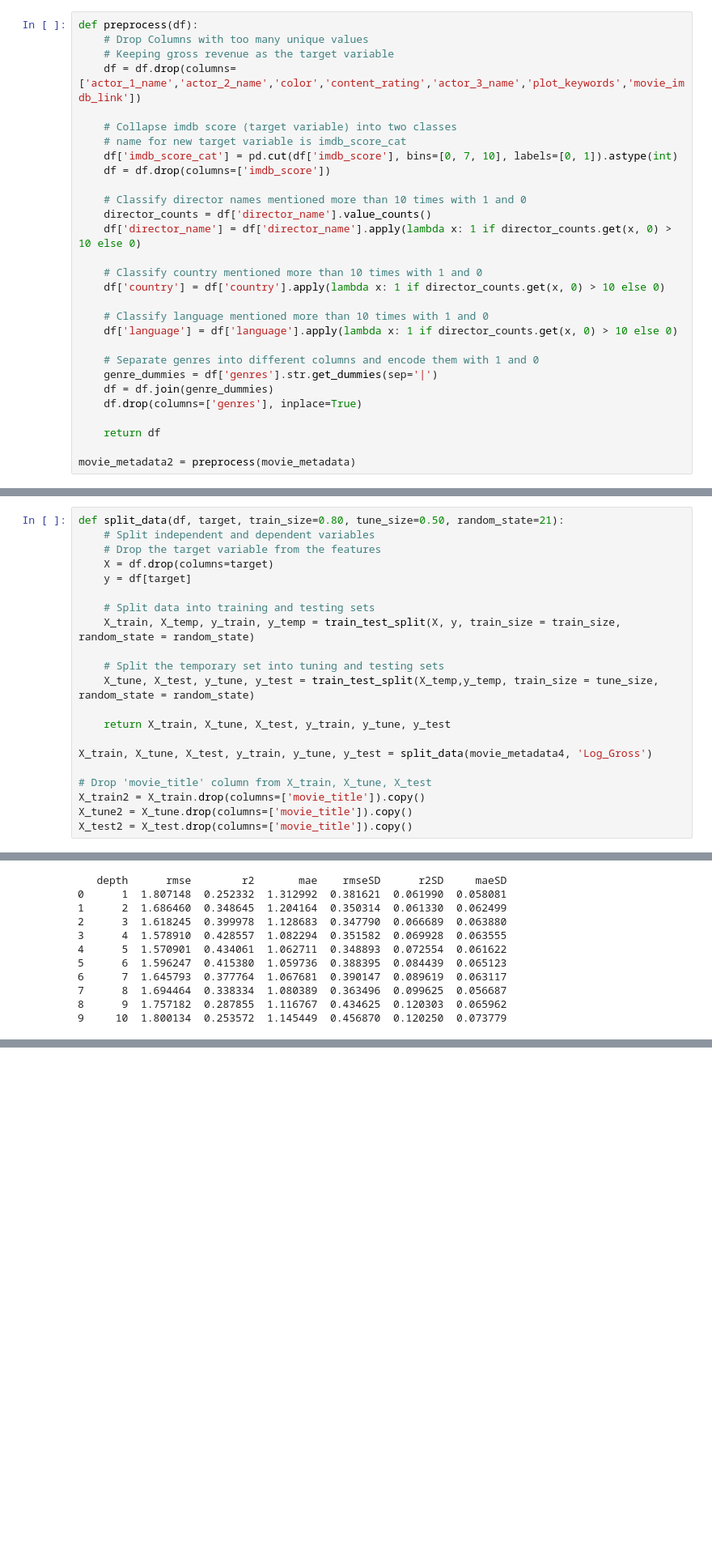
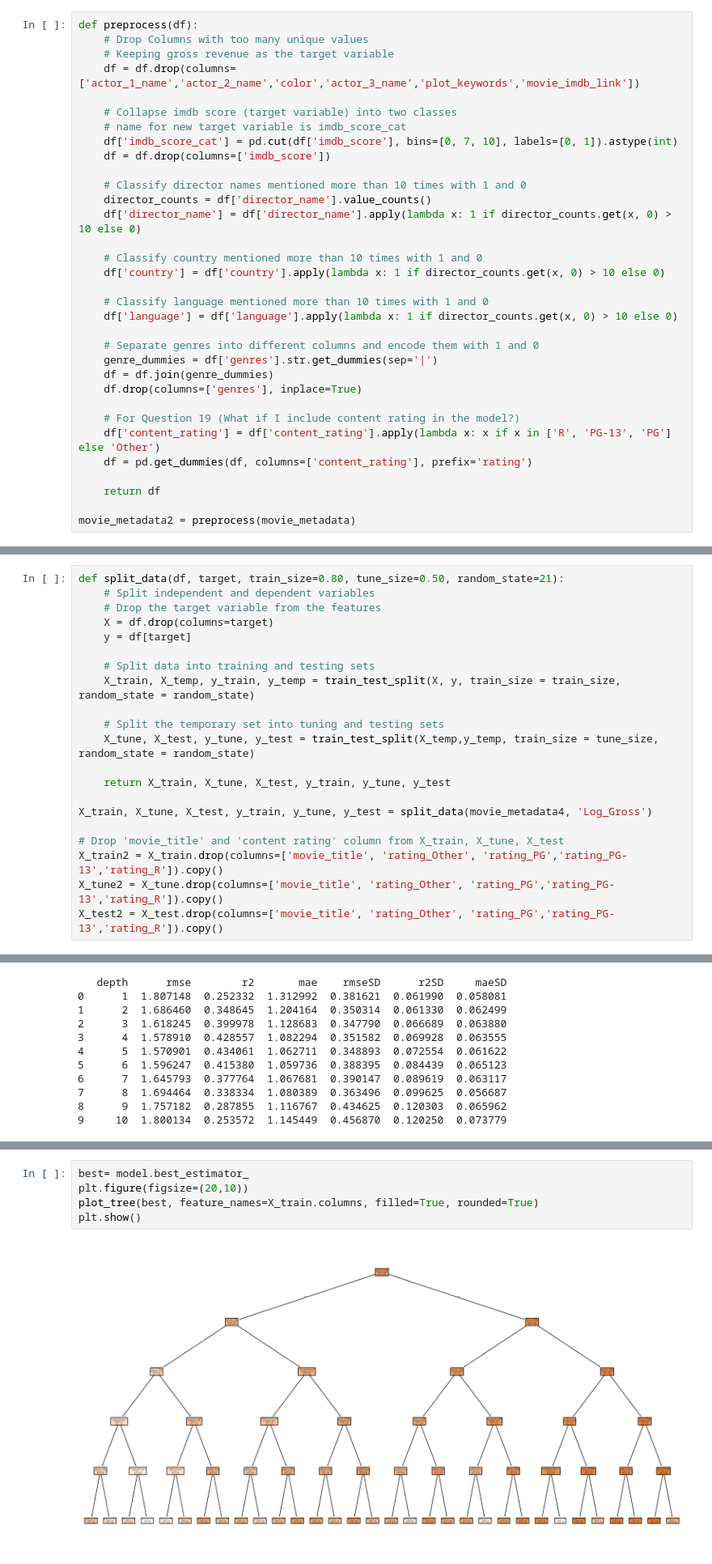
Before and after one commit to PatrickHo718/DS-3021, a Jupyter notebook: 09_DT_Regression/DT_Reg_Lab.ipynb, the cells around one changed output, grey strips where cells are left out. Shown at 81% size. Drawn from its saved outputs; the diff is of its cells as text; blank space fills up the shorter version.

```diff
--- a/09_DT_Regression/DT_Reg_Lab.ipynb
+++ b/09_DT_Regression/DT_Reg_Lab.ipynb
@@ -45,7 +45,7 @@ movie_metadata.head()
 def preprocess(df):
     # Drop Columns with too many unique values
     # Keeping gross revenue as the target variable
-    df = df.drop(columns=['actor_1_name','actor_2_name','color','content_rating','actor_3_name','plot_keywords','movie_imdb_link'])
+    df = df.drop(columns=['actor_1_name','actor_2_name','color','actor_3_name','plot_keywords','movie_imdb_link'])
 
     # Collapse imdb score (target variable) into two classes
     # name for new target variable is imdb_score_cat
@@ -67,6 +67,10 @@ def preprocess(df):
     df = df.join(genre_dummies)
     df.drop(columns=['genres'], inplace=True)
 
+    # For Question 19 (What if I include content rating in the model?)
+    df['content_rating'] = df['content_rating'].apply(lambda x: x if x in ['R', 'PG-13', 'PG'] else 'Other')
+    df = pd.get_dummies(df, columns=['content_rating'], prefix='rating')
+
     return df
 
 movie_metadata2 = preprocess(movie_metadata)
@@ -151,10 +171,10 @@ def split_data(df, target, train_size=0.80, tune_size=0.50, random_state=21):
 
 X_train, X_tune, X_test, y_train, y_tune, y_test = split_data(movie_metadata4, 'Log_Gross')
 
-# Drop 'movie_title' column from X_train, X_tune, X_test
-X_train2 = X_train.drop(columns=['movie_title']).copy()
-X_tune2 = X_tune.drop(columns=['movie_title']).copy()
-X_test2 = X_test.drop(columns=['movie_title']).copy()
+# Drop 'movie_title' and 'content rating' column from X_train, X_tune, X_test
+X_train2 = X_train.drop(columns=['movie_title', 'rating_Other', 'rating_PG','rating_PG-13','rating_R']).copy()
+X_tune2 = X_tune.drop(columns=['movie_title', 'rating_Other', 'rating_PG','rating_PG-13','rating_R']).copy()
+X_test2 = X_test.drop(columns=['movie_title', 'rating_Other', 'rating_PG','rating_PG-13','rating_R']).copy()
 # %% [markdown]
 #7 Create the kfold object for cross validation.
 # %%
@@ -218,3 +240,10 @@ print(final_model.head(10))
+# %%
+best= model.best_estimator_
+plt.figure(figsize=(20,10))
+plot_tree(best, feature_names=X_train.columns, filled=True, rounded=True)
+plt.show()
+# %% [output]
+[figure, added]
 # %% [markdown]
 Best Parameter
 # %%
```
Also changed, not shown: parts of 10 cells of this notebook.
